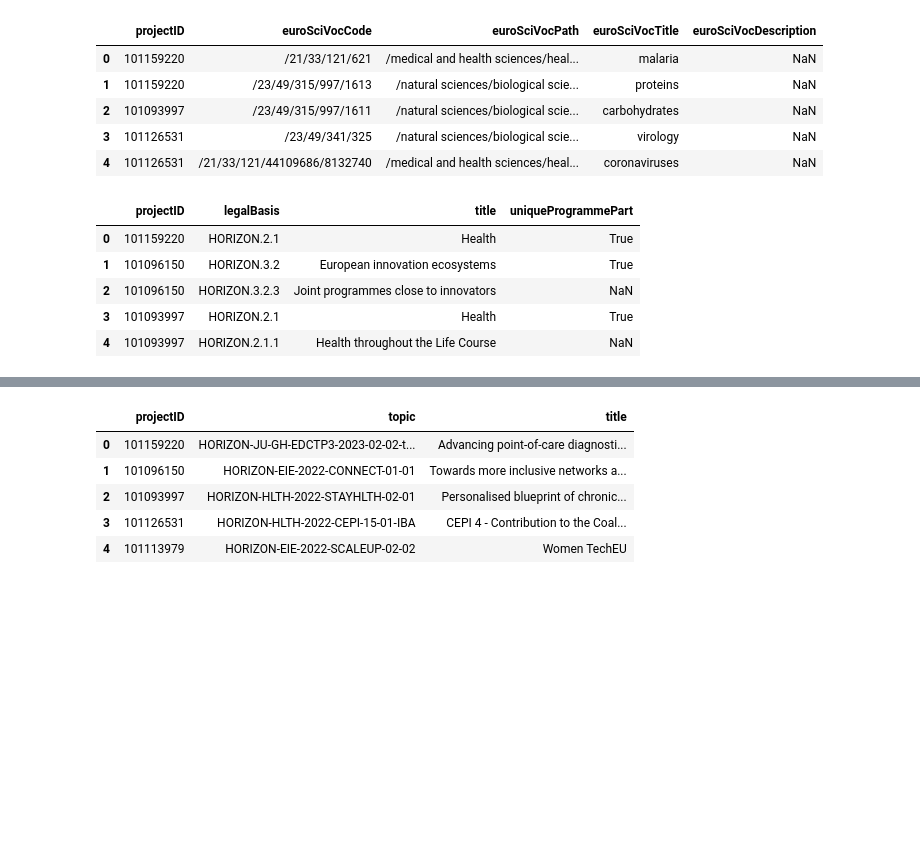
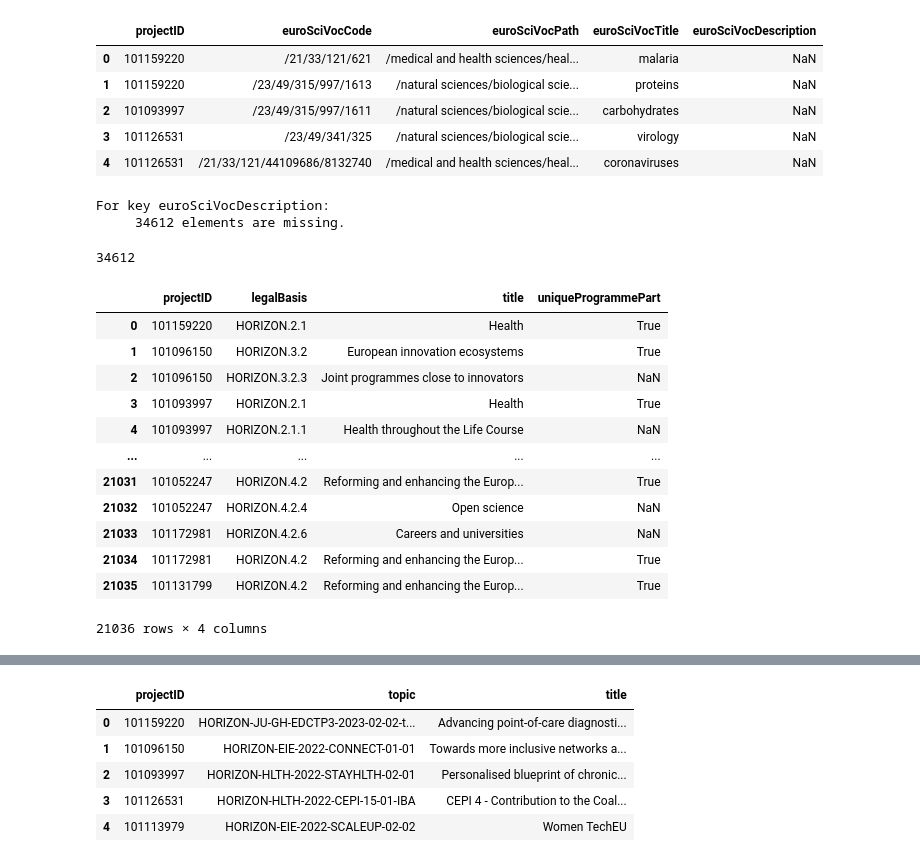
Before and after one commit to sulikismaylovv/EU_Horizon_Dashboard, a Jupyter notebook: notebooks/01_data_preparation.ipynb, the cells around one changed output, grey strips where cells are left out. Saved outputs shown, nothing was run; the diff lists cells and outputs as text; code cells hidden in the pictures; blank space fills up the shorter version.

```diff
--- a/notebooks/01_data_preparation.ipynb
+++ b/notebooks/01_data_preparation.ipynb
@@ -581,12 +519,36 @@ sci_voc_df.head()
 | 2 | 101093997 | /23/49/315/997/1611 | /natural sciences/biological scie... | carbohydrates | NaN |
 | 3 | 101126531 | /23/49/341/325 | /natural sciences/biological scie... | virology | NaN |
 | 4 | 101126531 | /21/33/121/44109686/8132740 | /medical and health sciences/heal... | coronaviruses | NaN |
+# %%
+sci_voc_df.head()
+# check data_publications again
+sci_voc_missing = sci_voc_df.isnull()
+
+# check which columns are missing data
+for key in sci_voc_df.keys():
+    missing = sci_voc_missing[sci_voc_missing[key] == True]
+    if len(missing.projectID) > 0:
+        print(f'For key {key}:\n     {len(missing.projectID)} elements are missing.')
+# %% [output]
+For key euroSciVocDescription:
+     34612 elements are missing.
+# %%
+len(sci_voc_df['euroSciVocDescription']) #.unique()
+# %% [output]
+34612
 # %%
-legal_basis_df.head()
+legal_basis_df
 # %% [output]
 |  | projectID | legalBasis | title | uniqueProgrammePart |
 | 0 | 101159220 | HORIZON.2.1 | Health | True |
 | 1 | 101096150 | HORIZON.3.2 | European innovation ecosystems | True |
 | 2 | 101096150 | HORIZON.3.2.3 | Joint programmes close to innovators | NaN |
 | 3 | 101093997 | HORIZON.2.1 | Health | True |
 | 4 | 101093997 | HORIZON.2.1.1 | Health throughout the Life Course | NaN |
+| ... | ... | ... | ... | ... |
+| 21031 | 101052247 | HORIZON.4.2 | Reforming and enhancing the Europ... | True |
+| 21032 | 101052247 | HORIZON.4.2.4 | Open science | NaN |
+| 21033 | 101172981 | HORIZON.4.2.6 | Careers and universities | NaN |
+| 21034 | 101172981 | HORIZON.4.2 | Reforming and enhancing the Europ... | True |
+| 21035 | 101131799 | HORIZON.4.2 | Reforming and enhancing the Europ... | True |
+21036 rows × 4 columns
```
Also changed, not shown: parts of 36 cells of this notebook, 7 other files.
